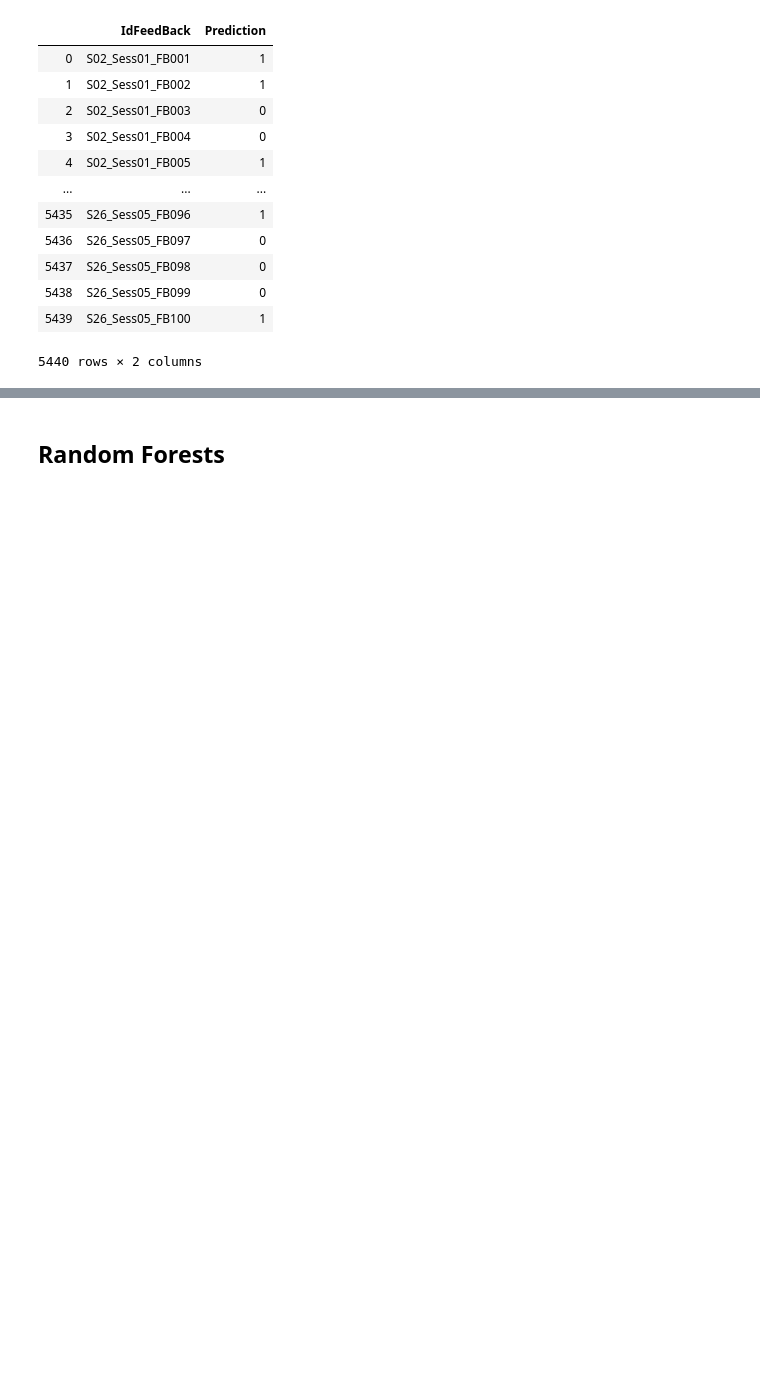
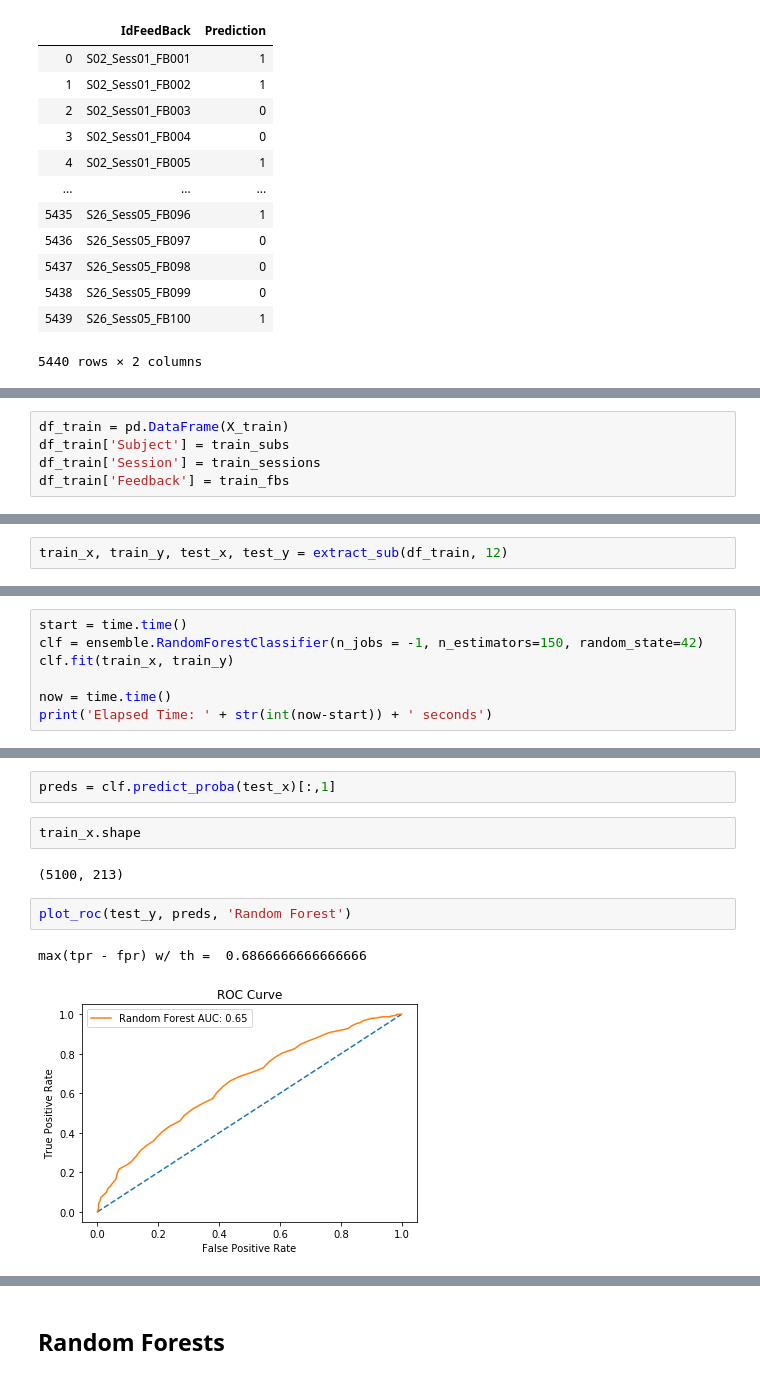
Before and after one commit to ellaelu/BCI-NERChallenge, a Jupyter notebook: Models.ipynb, the cells around one changed output, grey strips where cells are left out. Saved outputs shown, nothing was run; the diff lists cells and outputs as text; blank space fills up the shorter version.

```diff
--- a/Models.ipynb
+++ b/Models.ipynb
@@ -48,0 +70,5 @@ x_train1, x_test1, y_train1, y_test1 = train_test_split(X_train, Y_train, test_s
+# %%
+df_train = pd.DataFrame(X_train)
+df_train['Subject'] = train_subs
+df_train['Session'] = train_sessions
+df_train['Feedback'] = train_fbs
@@ -48,0 +117,2 @@ x_train1, x_test1, y_train1, y_test1 = train_test_split(X_train, Y_train, test_s
+# %%
+train_x, train_y, test_x, test_y = extract_sub(df_train, 12)
@@ -48,0 +127,7 @@ x_train1, x_test1, y_train1, y_test1 = train_test_split(X_train, Y_train, test_s
+# %%
+start = time.time()
+clf = ensemble.RandomForestClassifier(n_jobs = -1, n_estimators=150, random_state=42)
+clf.fit(train_x, train_y)
+
+now = time.time()
+print('Elapsed Time: ' + str(int(now-start)) + ' seconds')
@@ -48,0 +136,11 @@ x_train1, x_test1, y_train1, y_test1 = train_test_split(X_train, Y_train, test_s
+# %%
+preds = clf.predict_proba(test_x)[:,1]
+# %%
+train_x.shape
+# %% [output]
+(5100, 213)
+# %%
+plot_roc(test_y, preds, 'Random Forest')
+# %% [output]
+max(tpr - fpr) w/ th =  0.6866666666666666
+[figure, added]
```
Also changed, not shown: parts of 77 cells of this notebook, 3 other files.
